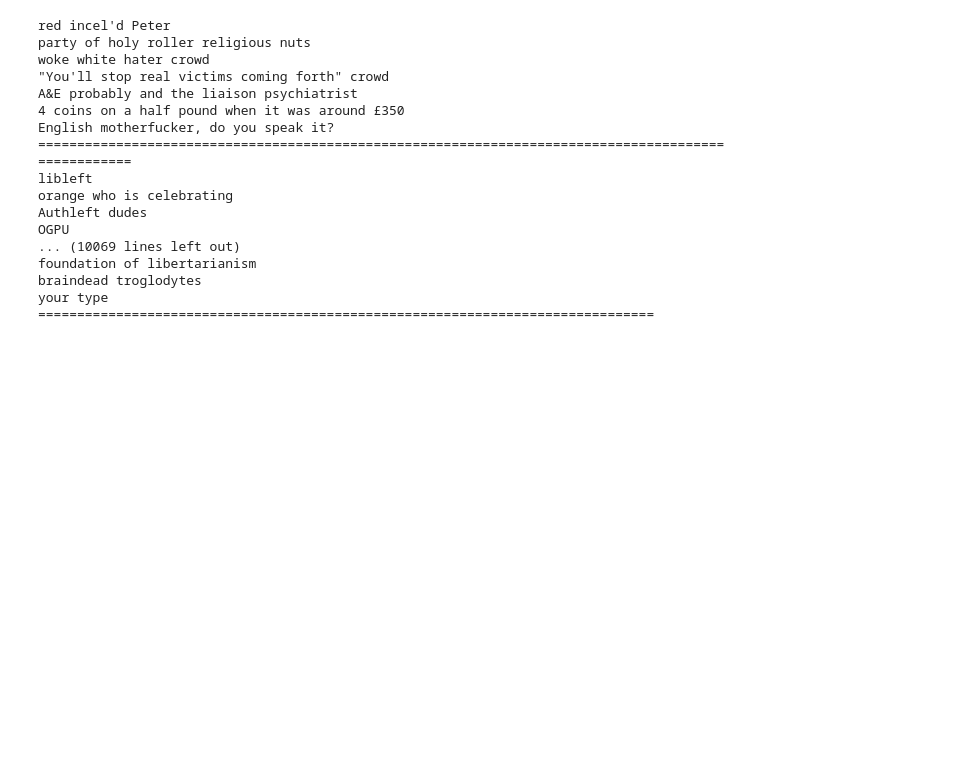
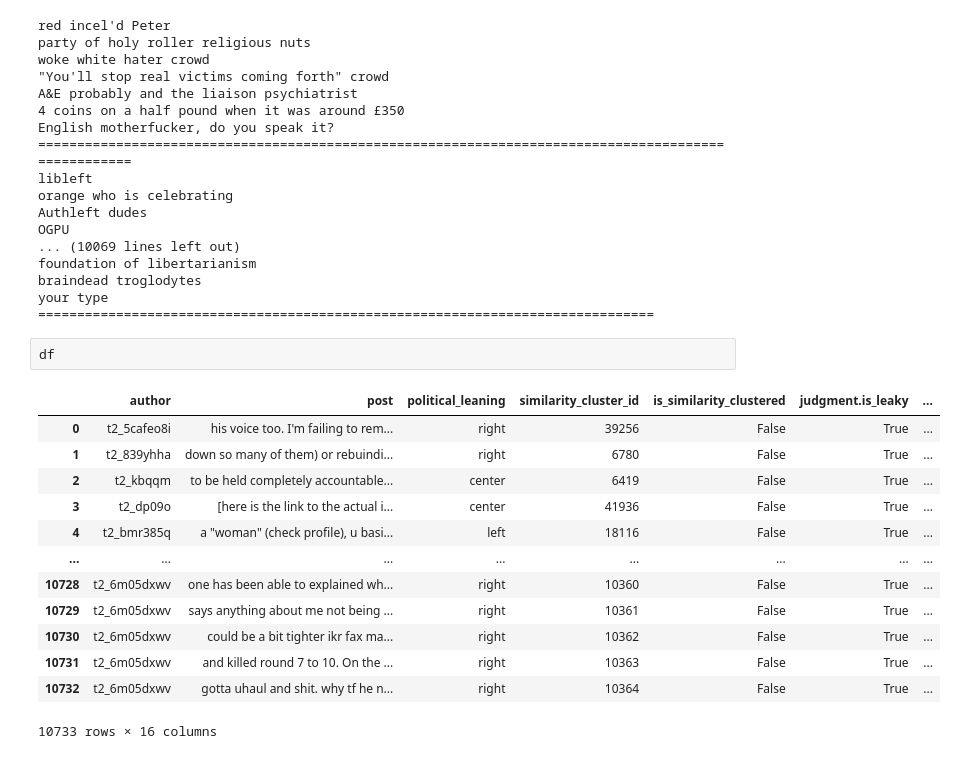
Before and after one commit to skyrimer/lang-ai, a Jupyter notebook: notebooks/review_llmaj_leakages.ipynb, the cells around one changed output. Drawn from its saved outputs; the diff is of its cells as text; blank space fills up the shorter version.

```diff
--- a/notebooks/review_llmaj_leakages.ipynb
+++ b/notebooks/review_llmaj_leakages.ipynb
@@ -76,3 +76,19 @@ foundation of libertarianism
 braindead troglodytes
 your type
 ===============================================================================
+# %%
+df
+# %% [output]
+|  | author | post | political_leaning | similarity_cluster_id | is_similarity_clustered | judgment.is_leaky | ... |
+| 0 | t2_5cafeo8i | his voice too. I'm failing to rem... | right | 39256 | False | True | ... |
+| 1 | t2_839yhha | down so many of them) or rebuindi... | right | 6780 | False | True | ... |
+| 2 | t2_kbqqm | to be held completely accountable... | center | 6419 | False | True | ... |
+| 3 | t2_dp09o | [here is the link to the actual i... | center | 41936 | False | True | ... |
+| 4 | t2_bmr385q | a "woman" (check profile), u basi... | left | 18116 | False | True | ... |
+| ... | ... | ... | ... | ... | ... | ... | ... |
+| 10728 | t2_6m05dxwv | one has been able to explained wh... | right | 10360 | False | True | ... |
+| 10729 | t2_6m05dxwv | says anything about me not being ... | right | 10361 | False | True | ... |
+| 10730 | t2_6m05dxwv | could be a bit tighter ikr fax ma... | right | 10362 | False | True | ... |
+| 10731 | t2_6m05dxwv | and killed round 7 to 10. On the ... | right | 10363 | False | True | ... |
+| 10732 | t2_6m05dxwv | gotta uhaul and shit. why tf he n... | right | 10364 | False | True | ... |
+10733 rows × 16 columns
```
Also changed, not shown: 30 other files.
